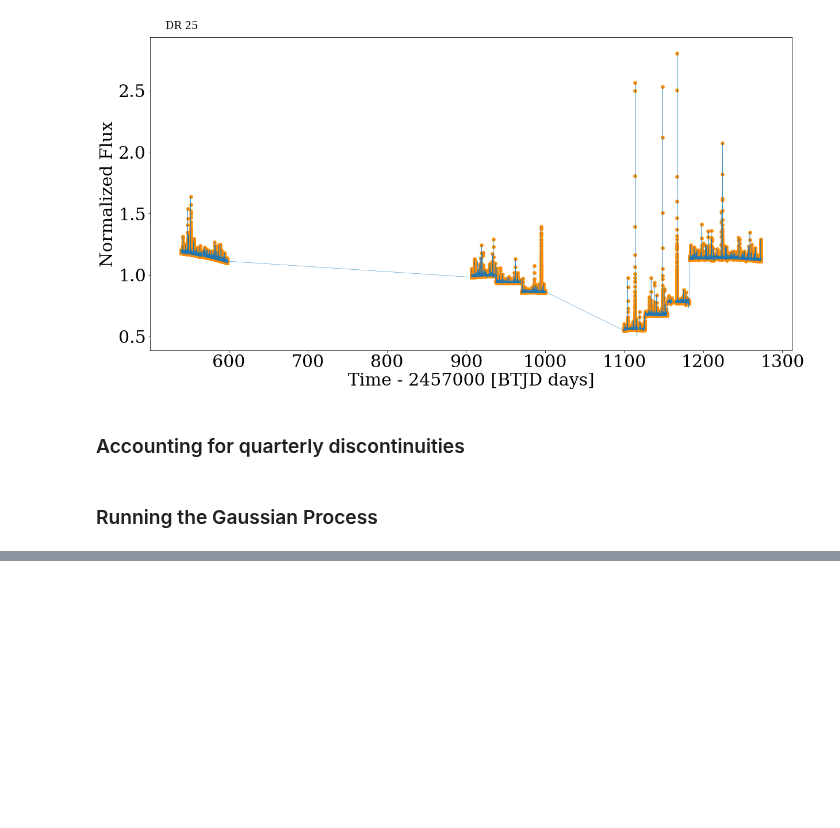
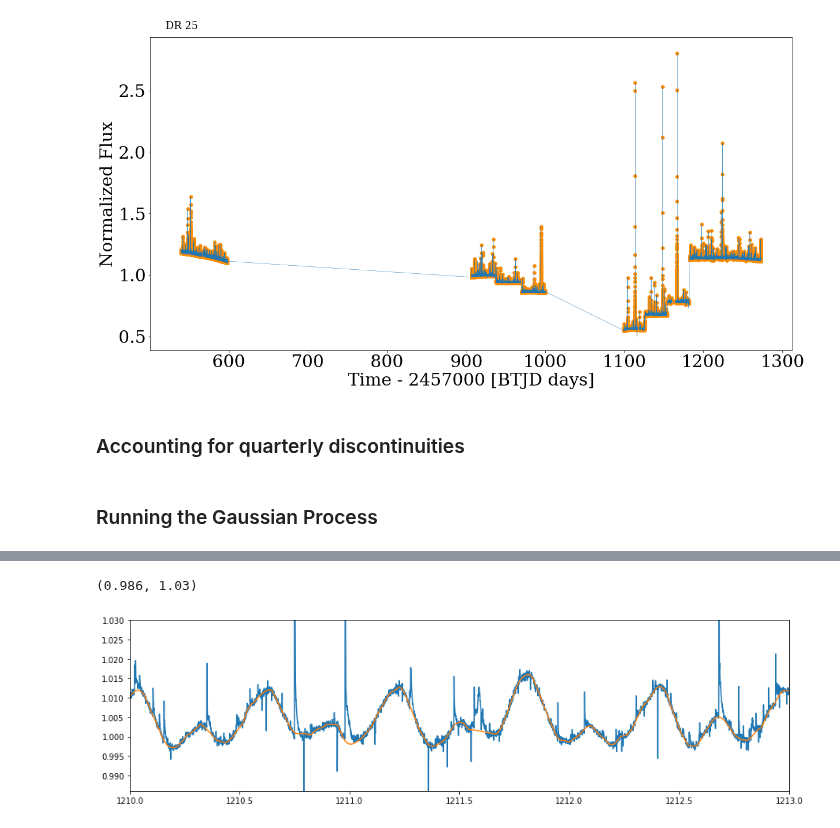
Before and after one commit to lupitatovar/flares, a Jupyter notebook: notebooks/11mo_gp.ipynb, the cells around one changed output, grey strips where cells are left out. Saved outputs shown, nothing was run; the diff lists cells and outputs as text; code cells hidden in the pictures; blank space fills up the shorter version.

```diff
--- a/notebooks/11mo_gp.ipynb
+++ b/notebooks/11mo_gp.ipynb
@@ -213,0 +282,9 @@ nan
+# %%
+plt.figure(figsize=(15,4))
+plt.plot(df['time'], df['detrended_flux'])
+plt.plot(df['time'], df['mean'])
+plt.xlim(1210,1213)
+plt.ylim(.986,1.03)
+# %% [output]
+(0.986, 1.03)
+[figure, added]
```
Also changed, not shown: parts of 4 cells of this notebook, 14 other files.
